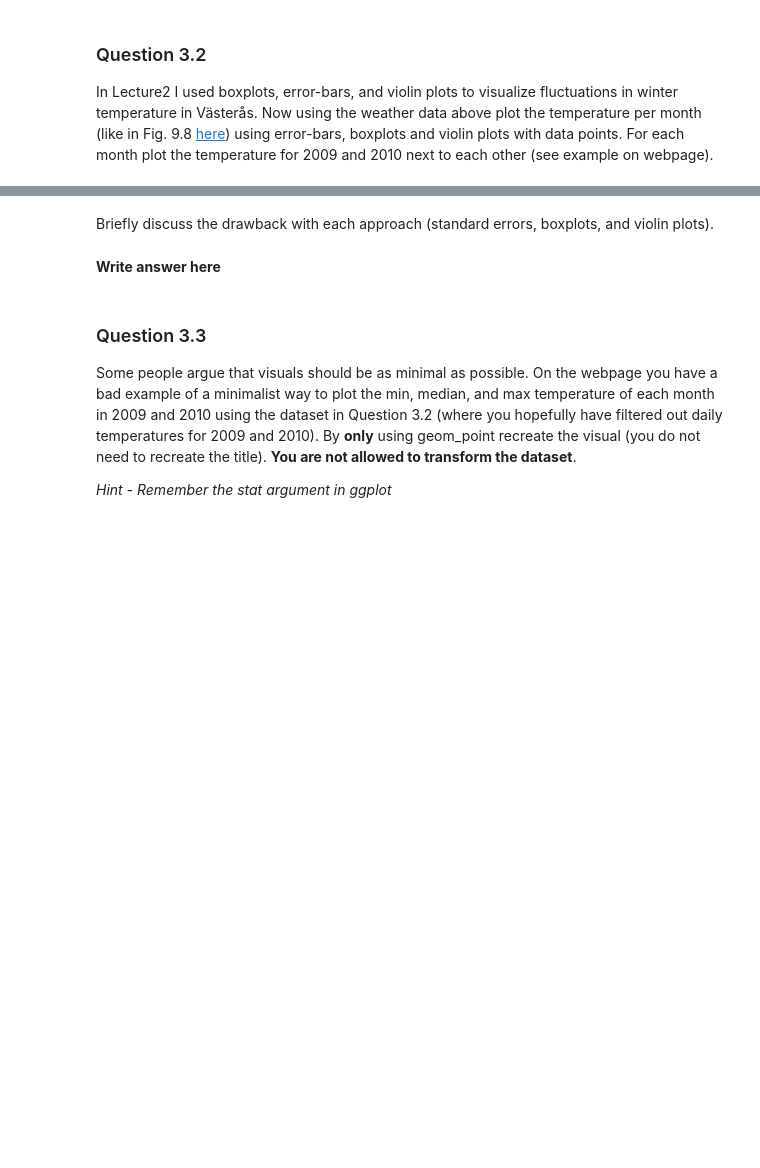
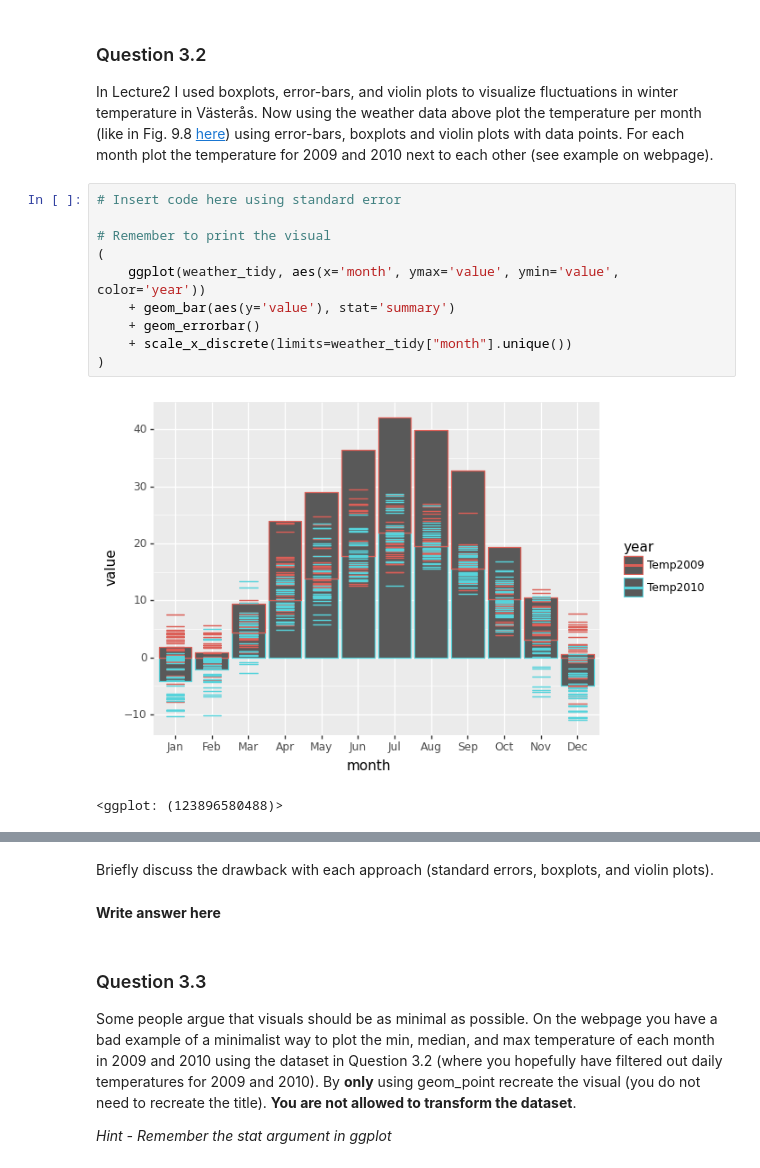
Before and after one commit to AxelEiman/SciVis, a Jupyter notebook: HW1/Homework1.ipynb, the cells around one changed output, grey strips where cells are left out. Drawn from its saved outputs; the diff is of its cells as text; blank space fills up the shorter version.

```diff
--- a/HW1/Homework1.ipynb
+++ b/HW1/Homework1.ipynb
@@ -187,4 +185,17 @@ I find the density plot to be more readable than the histogram.
 ### Question 3.2
 
 In Lecture2 I used boxplots, error-bars, and violin plots to visualize fluctuations in winter temperature in Västerås. Now using the weather data above plot the temperature per month (like in Fig. 9.8 [here](https://clauswilke.com/dataviz/boxplots-violins.html)) using error-bars, boxplots and violin plots with data points. For each month plot the temperature for 2009 and 2010 next to each other (see example on webpage).
+# %%
+# Insert code here using standard error
+
+# Remember to print the visual
+(
+    ggplot(weather_tidy, aes(x='month', ymax='value', ymin='value', color='year'))
+    + geom_bar(aes(y='value'), stat='summary')
+    + geom_errorbar()
+    + scale_x_discrete(limits=weather_tidy["month"].unique())
+)
+# %% [output]
+[figure, added]
+<ggplot: (123896580488)>
 # %%
```
Also changed, not shown: parts of 6 cells of this notebook.
